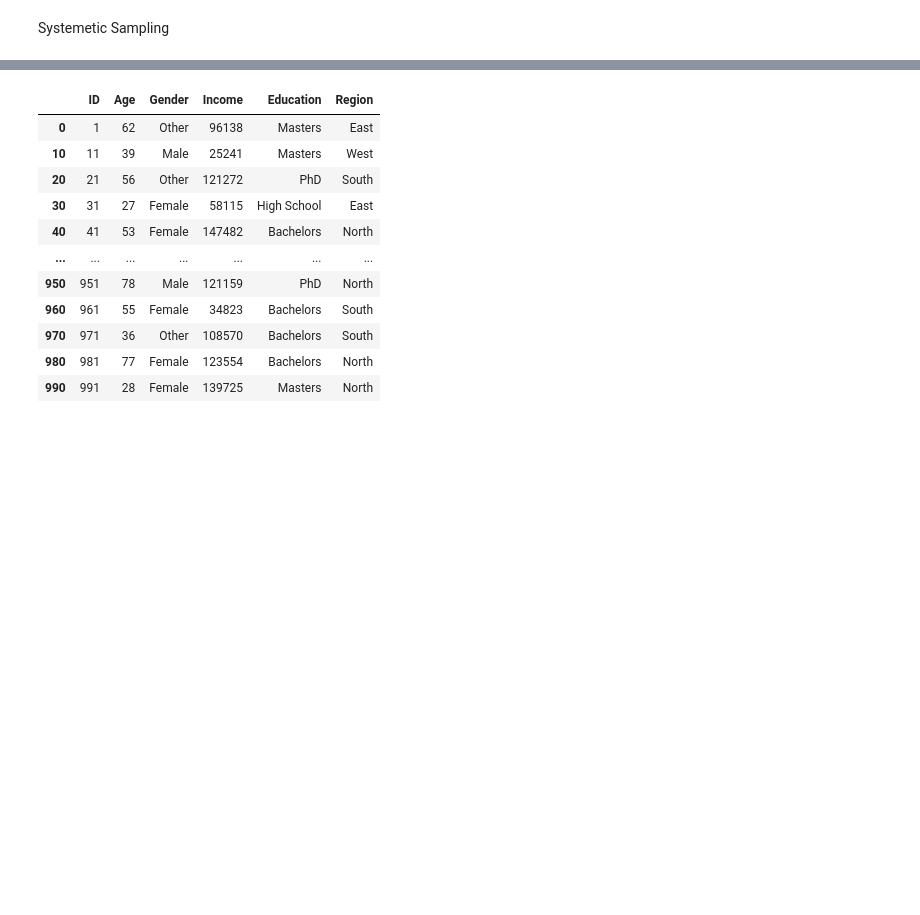
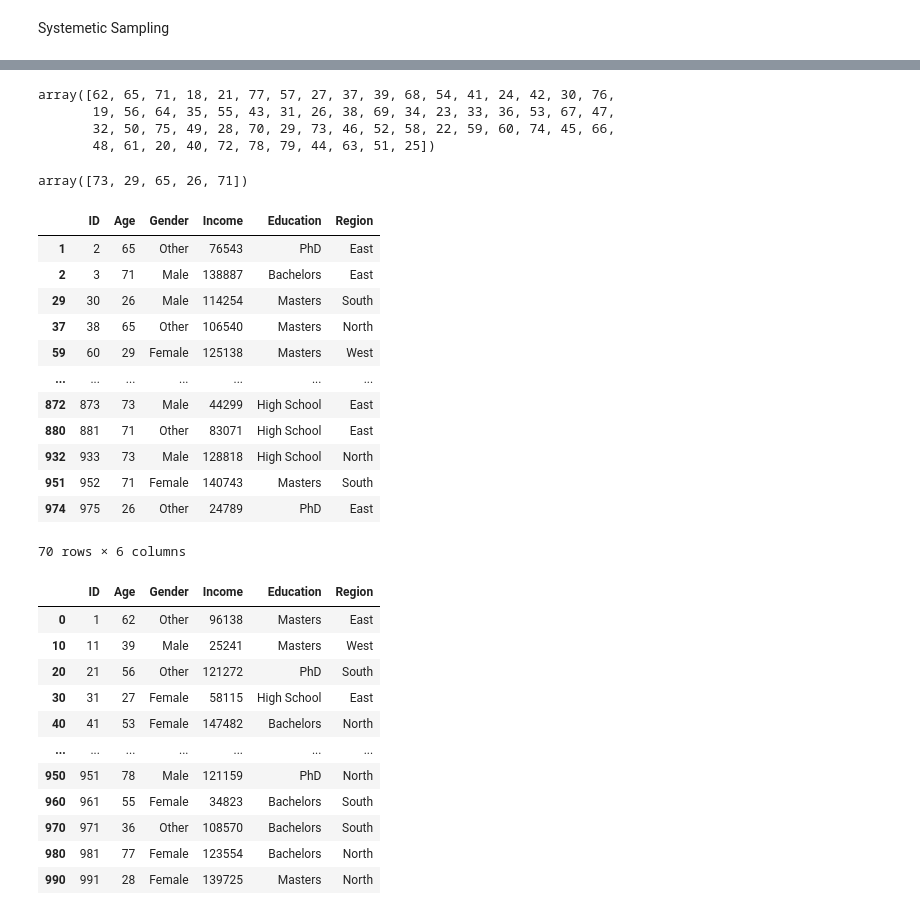
Before and after one commit to SinghAbh1shek/statistics, a Jupyter notebook: 02_DescriptiveStats_Sampling_Techniques.ipynb, the cells around one changed output, grey strips where cells are left out. Drawn from its saved outputs; the diff is of its cells as text; code cells hidden in the pictures; blank space fills up the shorter version.

```diff
--- a/02_DescriptiveStats_Sampling_Techniques.ipynb
+++ b/02_DescriptiveStats_Sampling_Techniques.ipynb
@@ -104,3 +104,33 @@ clusetred_sample
+# %%
+population_cluster = data['Age'].unique()
+population_cluster
+# %% [output]
+array([62, 65, 71, 18, 21, 77, 57, 27, 37, 39, 68, 54, 41, 24, 42, 30, 76,
+       19, 56, 64, 35, 55, 43, 31, 26, 38, 69, 34, 23, 33, 36, 53, 67, 47,
+       32, 50, 75, 49, 28, 70, 29, 73, 46, 52, 58, 22, 59, 60, 74, 45, 66,
+       48, 61, 20, 40, 72, 78, 79, 44, 63, 51, 25])
+# %%
+selected_clusters1 = np.random.choice(population_cluster, size=5, replace=False, )
+selected_clusters1
+# %% [output]
+array([73, 29, 65, 26, 71])
+# %%
+clusetred_sample1 = data[data['Age'].isin(selected_clusters1)]
+clusetred_sample1
+# %% [output]
+|  | ID | Age | Gender | Income | Education | Region |
+| 1 | 2 | 65 | Other | 76543 | PhD | East |
+| 2 | 3 | 71 | Male | 138887 | Bachelors | East |
+| 29 | 30 | 26 | Male | 114254 | Masters | South |
+| 37 | 38 | 65 | Other | 106540 | Masters | North |
+| 59 | 60 | 29 | Female | 125138 | Masters | West |
+| ... | ... | ... | ... | ... | ... | ... |
+| 872 | 873 | 73 | Male | 44299 | High School | East |
+| 880 | 881 | 71 | Other | 83071 | High School | East |
+| 932 | 933 | 73 | Male | 128818 | High School | North |
+| 951 | 952 | 71 | Female | 140743 | Masters | South |
+| 974 | 975 | 26 | Other | 24789 | PhD | East |
+70 rows × 6 columns
 # %%
 systematic_sample = data.iloc[::10, :]
 systematic_sample
```
Also changed, not shown: parts of 15 cells of this notebook.
